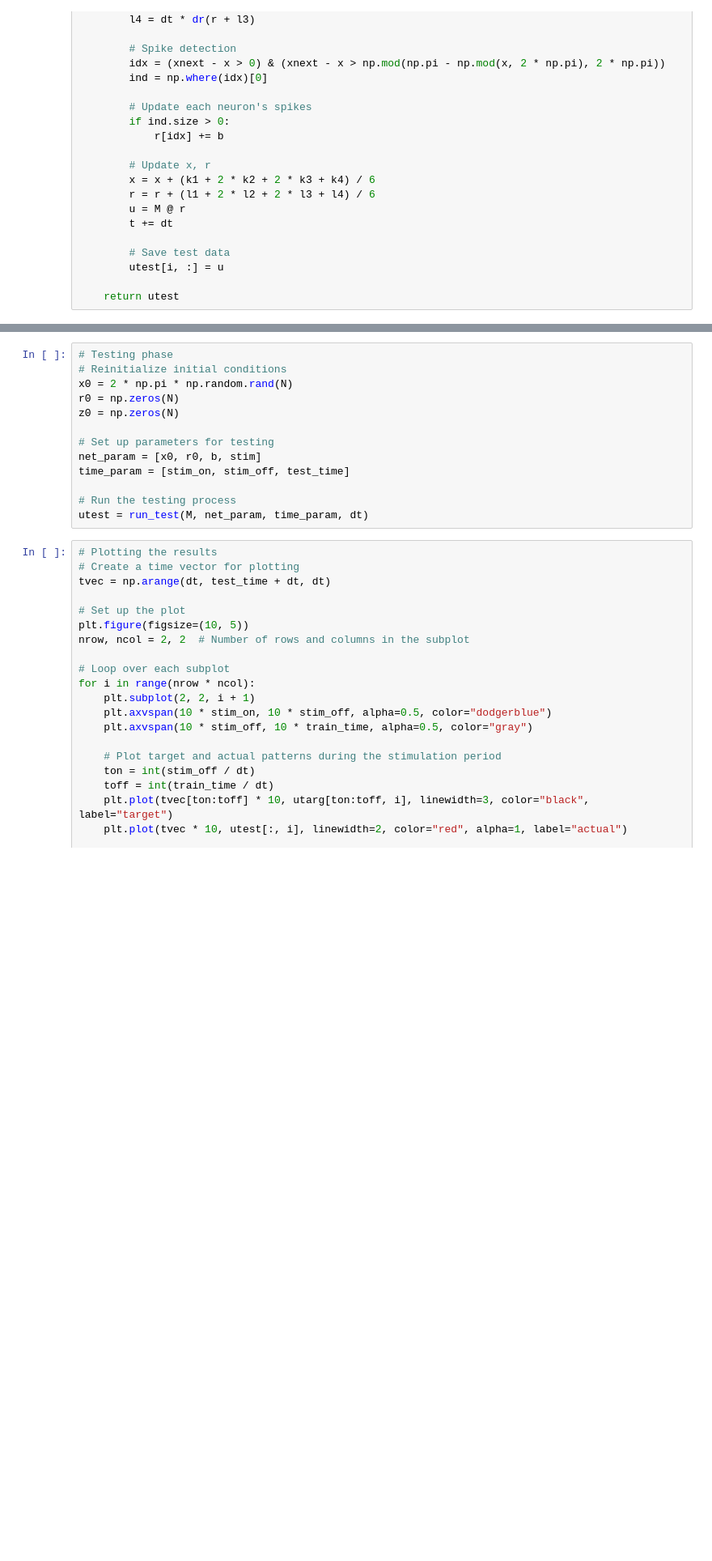
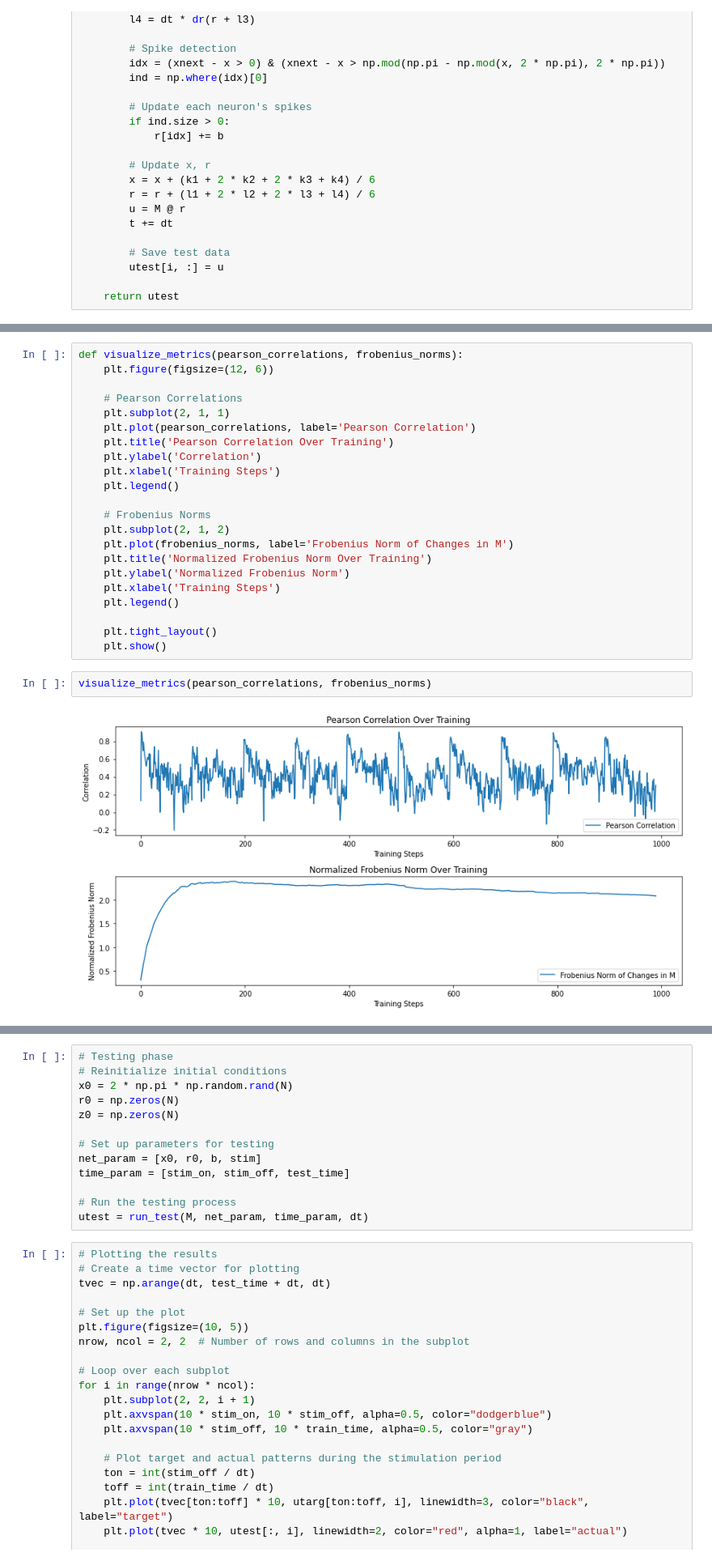
Before and after one commit to thsuanwu/SpikeLearning_APPPHYS293, a Jupyter notebook: SpikeLearn.ipynb, the cells around one changed output, grey strips where cells are left out. Shown at 81% size. Drawn from its saved outputs; the diff is of its cells as text; blank space fills up the shorter version.

```diff
--- a/SpikeLearn.ipynb
+++ b/SpikeLearn.ipynb
@@ -369,0 +517,26 @@ Loop 10...
+# %%
+def visualize_metrics(pearson_correlations, frobenius_norms):
+    plt.figure(figsize=(12, 6))
+
+    # Pearson Correlations
+    plt.subplot(2, 1, 1)
+    plt.plot(pearson_correlations, label='Pearson Correlation')
+    plt.title('Pearson Correlation Over Training')
+    plt.ylabel('Correlation')
+    plt.xlabel('Training Steps')
+    plt.legend()
+
+    # Frobenius Norms
+    plt.subplot(2, 1, 2)
+    plt.plot(frobenius_norms, label='Frobenius Norm of Changes in M')
+    plt.title('Normalized Frobenius Norm Over Training')
+    plt.ylabel('Normalized Frobenius Norm')
+    plt.xlabel('Training Steps')
+    plt.legend()
+
+    plt.tight_layout()
+    plt.show()
+# %%
+visualize_metrics(pearson_correlations, frobenius_norms)
+# %% [output]
+[figure, added]
```
Also changed, not shown: parts of 11 cells of this notebook.
